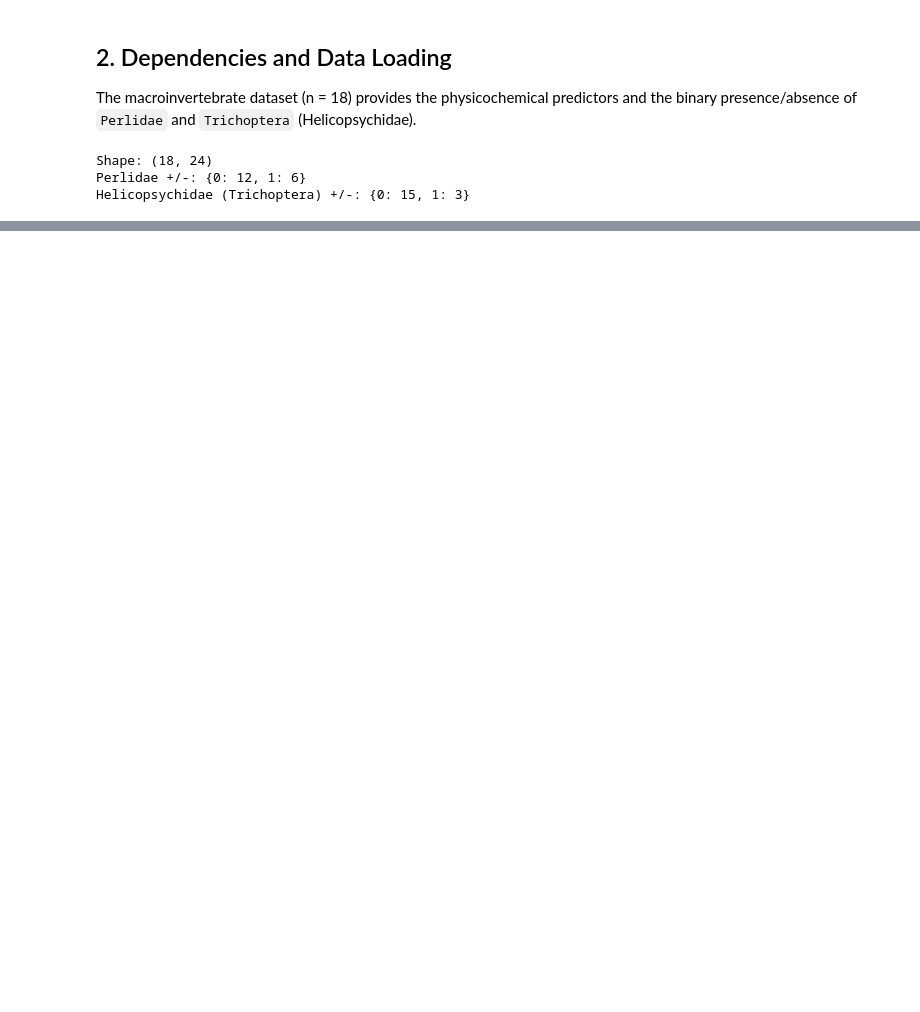
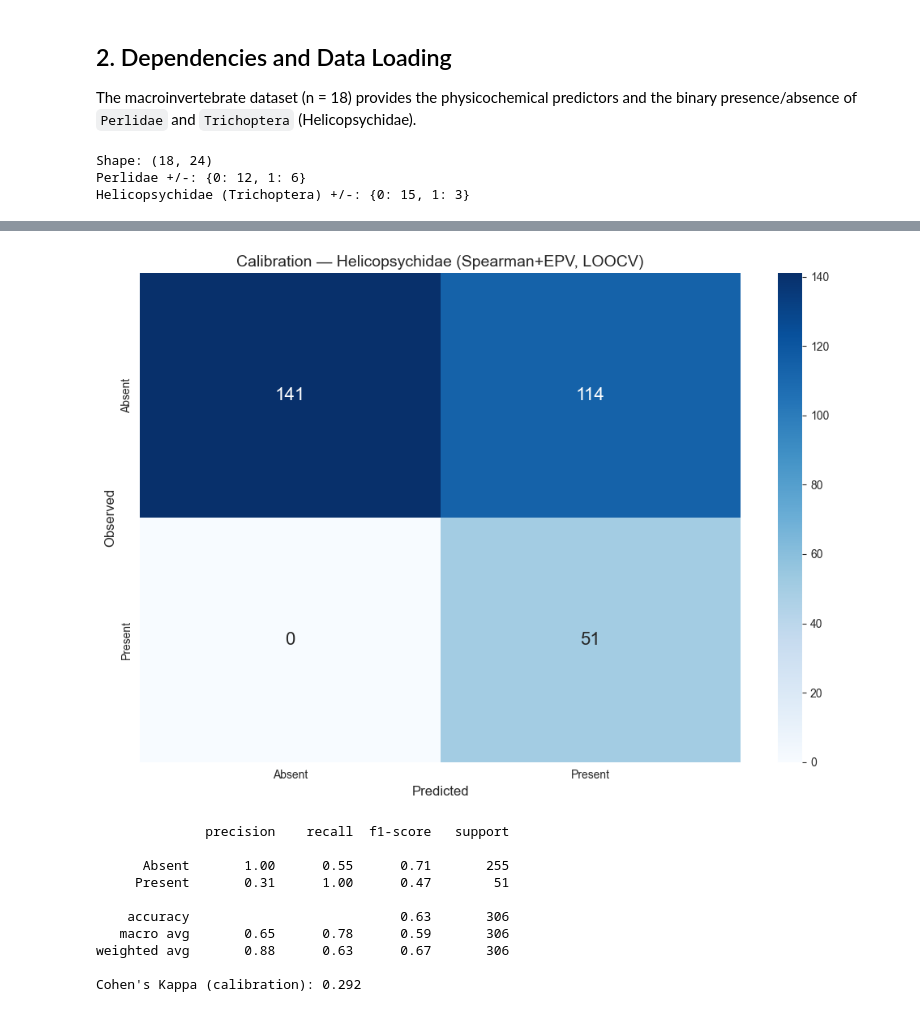
Before and after one commit to saulo1112/cali-river-biomonitoring, a Jupyter notebook: notebooks/02_logistic_regression/02_logistic_regression.ipynb, the cells around one changed output, grey strips where cells are left out. Drawn from its saved outputs; the diff is of its cells as text; code cells hidden in the pictures; blank space fills up the shorter version.

```diff
--- a/notebooks/02_logistic_regression/02_logistic_regression.ipynb
+++ b/notebooks/02_logistic_regression/02_logistic_regression.ipynb
@@ -242,0 +480,21 @@ plot_logistic_curve('Trichoptera', 'Trichoptera: Helicopsychidae', 'logistic_cur
+# %%
+# Helicopsychidae — calibration confusion matrix and report
+res = nested_sp['Helicopsychidae']
+plot_confusion(res['yt_cal'], res['yp_cal'],
+               'Calibration — Helicopsychidae (Spearman+EPV, LOOCV)',
+               'logistic_helicopsychidae_confusion_matrix_calibration.png')
+print(classification_report(res['yt_cal'], res['yp_cal'], labels=[0, 1],
+                            target_names=['Absent', 'Present'], zero_division=0))
+print(f"Cohen's Kappa (calibration): {cohen_kappa_score(res['yt_cal'], res['yp_cal']):.3f}")
+# %% [output]
+[figure, added]
+              precision    recall  f1-score   support
+
+      Absent       1.00      0.55      0.71       255
+     Present       0.31      1.00      0.47        51
+
+    accuracy                           0.63       306
+   macro avg       0.65      0.78      0.59       306
+weighted avg       0.88      0.63      0.67       306
+
+Cohen's Kappa (calibration): 0.292
```
Also changed, not shown: parts of 34 cells of this notebook, 16 other files.
